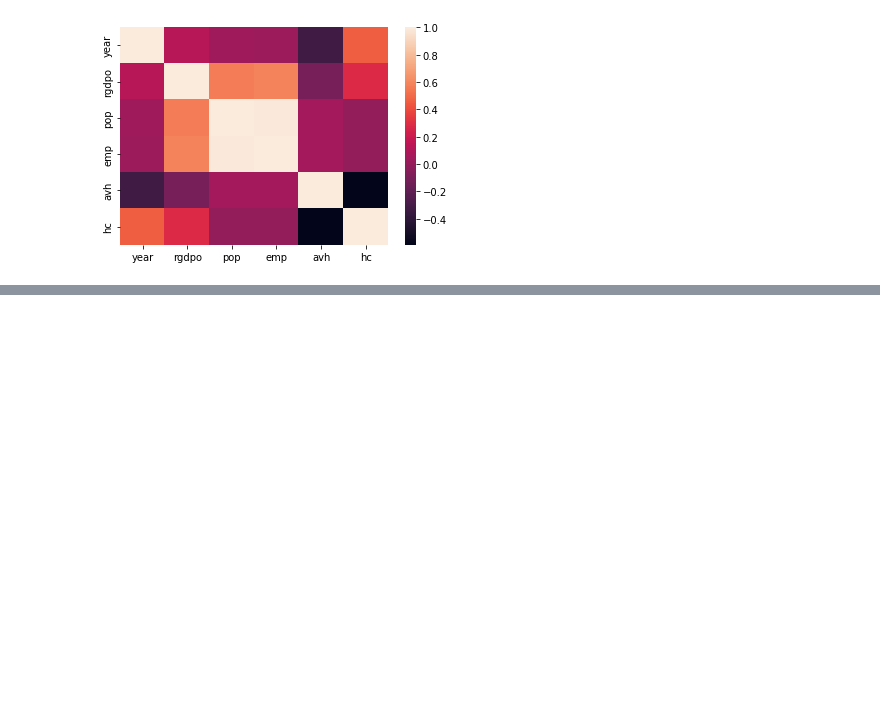
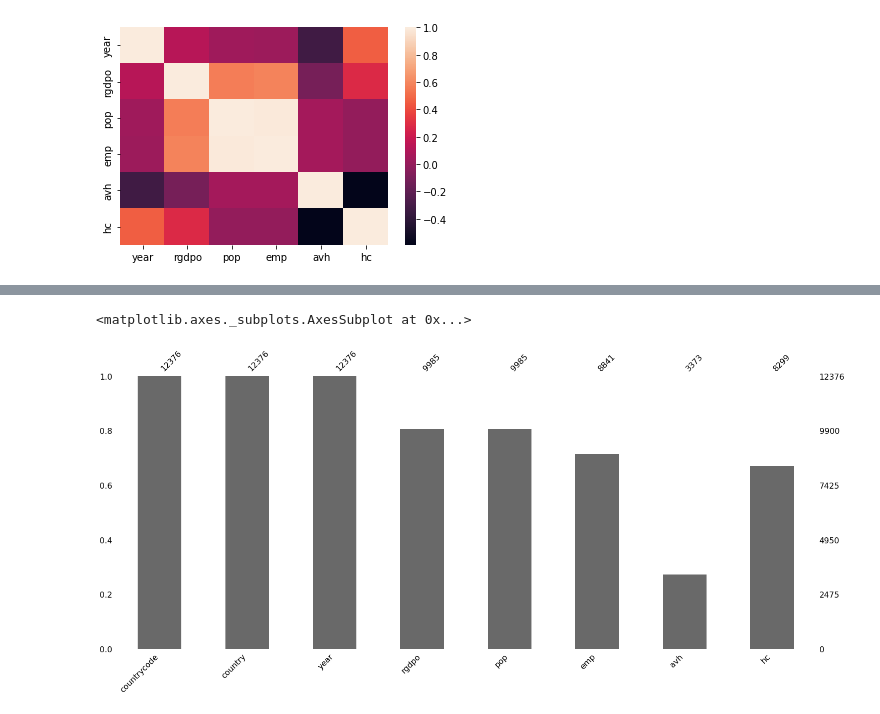
Before and after one commit to wassanchez/DS_Brayan_Andru, a Jupyter notebook: sexta.ipynb, the cells around one changed output, grey strips where cells are left out. Saved outputs shown, nothing was run; the diff lists cells and outputs as text; code cells hidden in the pictures; blank space fills up the shorter version.

```diff
--- a/sexta.ipynb
+++ b/sexta.ipynb
@@ -217,0 +241,5 @@ plt.show()
+# %%
+msg.bar(df)
+# %% [output]
+<matplotlib.axes._subplots.AxesSubplot at 0x...>
+[figure, added]
```
Also changed, not shown: parts of 3 cells of this notebook.
